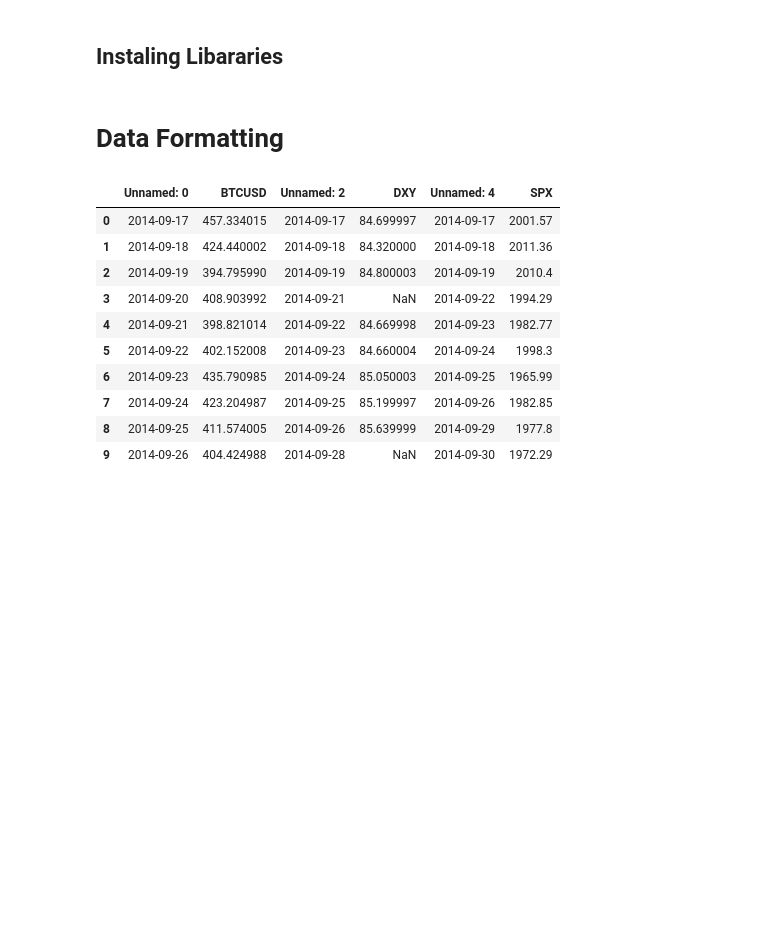
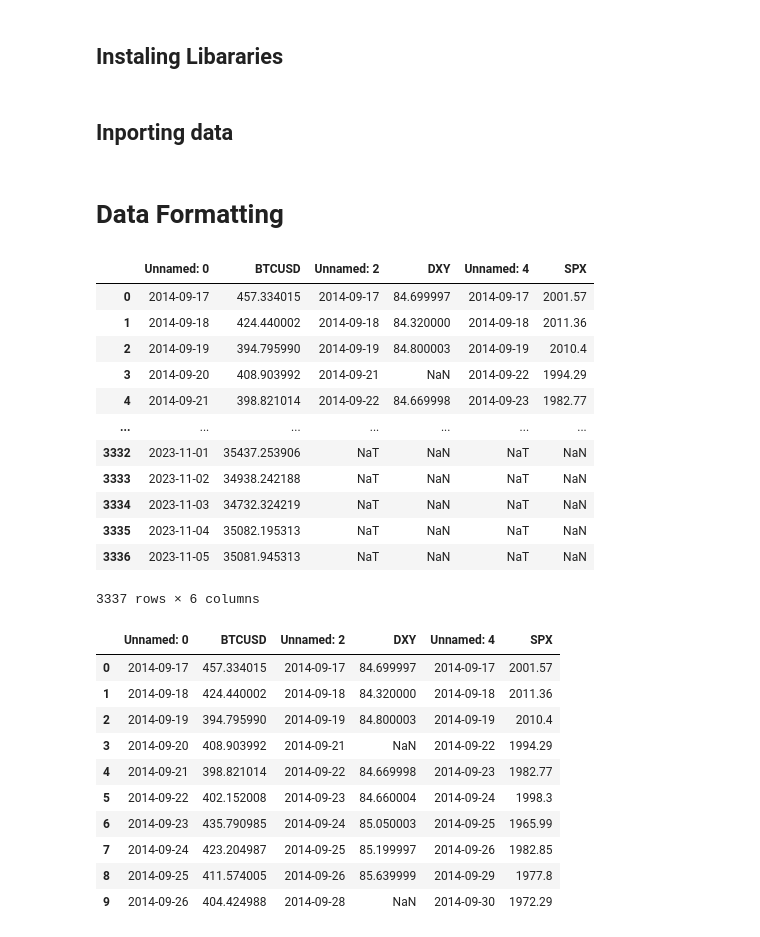
Before and after one commit to aguilarklyno/Fukuhara-Seminar, a Jupyter notebook: 23_11_10_week-04/main.ipynb, the cells around one changed output. Saved outputs shown, nothing was run; the diff lists cells and outputs as text; code cells hidden in the pictures; blank space fills up the shorter version.

```diff
--- a/23_11_10_week-04/main.ipynb
+++ b/23_11_10_week-04/main.ipynb
@@ -34,10 +33,31 @@ import time
 from matplotlib.dates import DateFormatter
 from matplotlib.dates import YearLocator, DateFormatter
 from statsmodels.tsa.api import VAR
+# %%
+pd.set_option('display.max_rows', 200)
+pd.set_option('display.max_columns', None)
+# %% [markdown]
+## Inporting data
 # %%
 df_main = pd.read_excel('./RAW_DATA.xlsx')
 # %% [markdown]
 # Data Formatting
+# %%
+df_main
+# %% [output]
+|  | Unnamed: 0 | BTCUSD | Unnamed: 2 | DXY | Unnamed: 4 | SPX |
+| 0 | 2014-09-17 | 457.334015 | 2014-09-17 | 84.699997 | 2014-09-17 | 2001.57 |
+| 1 | 2014-09-18 | 424.440002 | 2014-09-18 | 84.320000 | 2014-09-18 | 2011.36 |
+| 2 | 2014-09-19 | 394.795990 | 2014-09-19 | 84.800003 | 2014-09-19 | 2010.4 |
+| 3 | 2014-09-20 | 408.903992 | 2014-09-21 | NaN | 2014-09-22 | 1994.29 |
+| 4 | 2014-09-21 | 398.821014 | 2014-09-22 | 84.669998 | 2014-09-23 | 1982.77 |
+| ... | ... | ... | ... | ... | ... | ... |
+| 3332 | 2023-11-01 | 35437.253906 | NaT | NaN | NaT | NaN |
+| 3333 | 2023-11-02 | 34938.242188 | NaT | NaN | NaT | NaN |
+| 3334 | 2023-11-03 | 34732.324219 | NaT | NaN | NaT | NaN |
+| 3335 | 2023-11-04 | 35082.195313 | NaT | NaN | NaT | NaN |
+| 3336 | 2023-11-05 | 35081.945313 | NaT | NaN | NaT | NaN |
+3337 rows × 6 columns
 # %%
 df_main.head(10)
 # %% [output]
```
Also changed, not shown: parts of 5 cells of this notebook, 3 other files.
